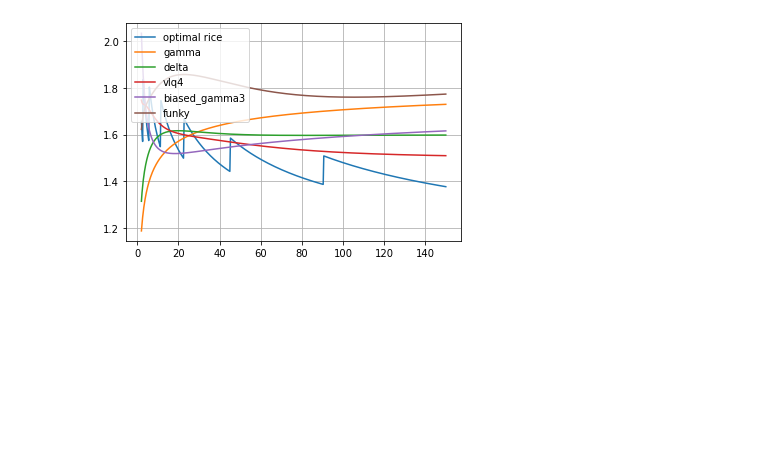
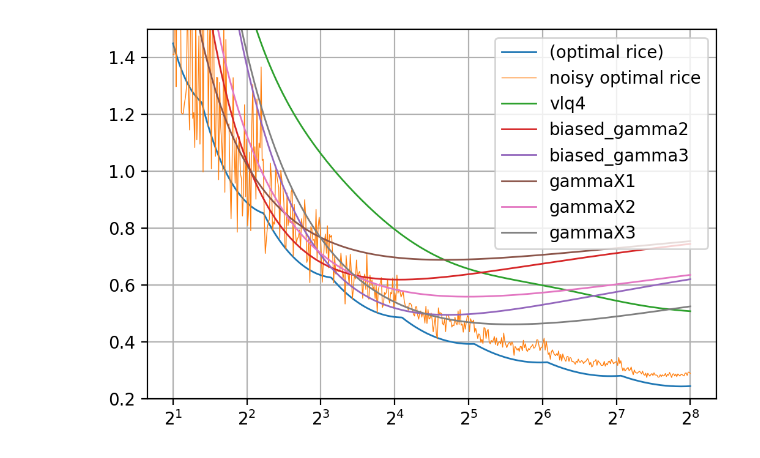
Before and after one commit to bluecube/tablog, a Jupyter notebook: jupyter/encoders.ipynb, the cells around one changed output. Cells and saved outputs as stored; diff of their text form; code cells hidden in the pictures; blank space fills up the shorter version.

```diff
--- a/jupyter/encoders.ipynb
+++ b/jupyter/encoders.ipynb
@@ -30,2 +64,5 @@ def funky(x, _):
+# %%
+def vlq(x, k):
+    return k * numpy.ceil(binary(x) / (k - 1))
 # %%
 bits = {
@@ -40 +108,7 @@ bits = {
+# %%
+def encoding_wrapper(encoding, xs, weights):
+    if "weights" in inspect.signature(encoding).parameters:
+        return encoding(xs, weights=weights)
+    else:
+        return encoding(xs)
 # %%
@@ -50,13 +126,5 @@ def total_bits(encoding, p):
 
     return expected_bits
 # %%
-ps = 1 / numpy.linspace(2, 150, 500)
-
-for name, encoding in bits.items():
-    values = total_bits(encoding, ps)
-    plt.plot(1/ps, values, label=name)
-
-plt.legend()
-plt.grid()
-plt.show()
+plot_encodings(numpy.logspace(1, 8, 500, base=2), total_bits)
 # %% [output]
@@ -64,25 +132,20 @@ plt.show()
 # %%
-def relative_bits(encoding, p):
+def relative_bits(encoding, mean_lengths):
+    p = 1/mean_lengths
     xs = numpy.arange(1, 10000)
     p, xs = numpy.meshgrid(p, xs)
 
-    #a = geometric_pmf(p, xs) * encoding(xs)
     probabilities = geometric_pmf(p, xs)
-    encoded_bit_lengths = encoding(xs, p)
-    optimal_bit_lengths = numpy.floor(numpy.log2(xs)) + 1 + 1
+    encoded_bit_lengths = encoding_wrapper(encoding, xs, probabilities)
+    optimal_bit_lengths = binary(xs - 1)
 
-    relative_bits = numpy.sum(probabilities * encoded_bit_lengths / optimal_bit_lengths, axis=0) / numpy.sum(probabilities, axis=0)
+    expected_bits = numpy.sum(probabilities * encoded_bit_lengths, axis=0)
+    optimal_expected_bits = numpy.sum(probabilities * optimal_bit_lengths, axis=0)
+
+    relative_bits = expected_bits / optimal_expected_bits - 1
 
     return relative_bits
 # %%
-ps = 1 / numpy.linspace(2, 150, 500)
-
-for name, encoding in bits.items():
-    values = relative_bits(encoding, ps)
-    plt.plot(1/ps, values, label=name)
-
-plt.legend()
-plt.grid()
-plt.show()
+plot_encodings(numpy.logspace(1, 8, 500, base=2), relative_bits, ylim=[0.2, 1.5])
 # %% [output]
-[figure, old version]
+[figure, new version]
```
Also changed, not shown: parts of 14 cells of this notebook.
